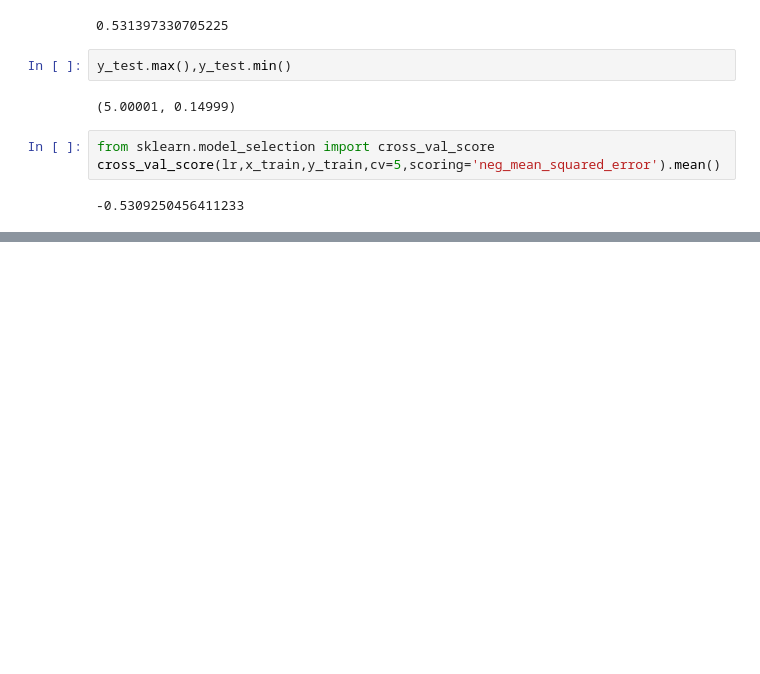
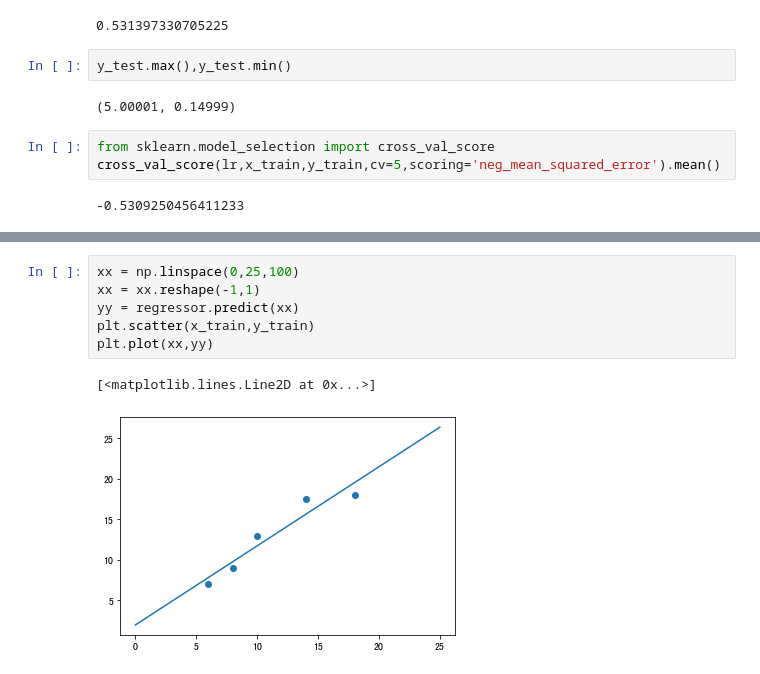
Before and after one commit to yscs2020/2021_to_improve, a Jupyter notebook: 202107/ml_algorithm/KNN.ipynb, the cells around one changed output, grey strips where cells are left out. Cells and saved outputs as stored; diff of their text form; blank space fills up the shorter version.

```diff
--- a/202107/ml_algorithm/KNN.ipynb
+++ b/202107/ml_algorithm/KNN.ipynb
@@ -300,0 +340,9 @@ cross_val_score(lr,x_train,y_train,cv=5,scoring='neg_mean_squared_error').mean()
+# %%
+xx = np.linspace(0,25,100)
+xx = xx.reshape(-1,1)
+yy = regressor.predict(xx)
+plt.scatter(x_train,y_train)
+plt.plot(xx,yy)
+# %% [output]
+[<matplotlib.lines.Line2D at 0x...>]
+[figure, added]
```
Also changed, not shown: parts of 11 cells of this notebook.
